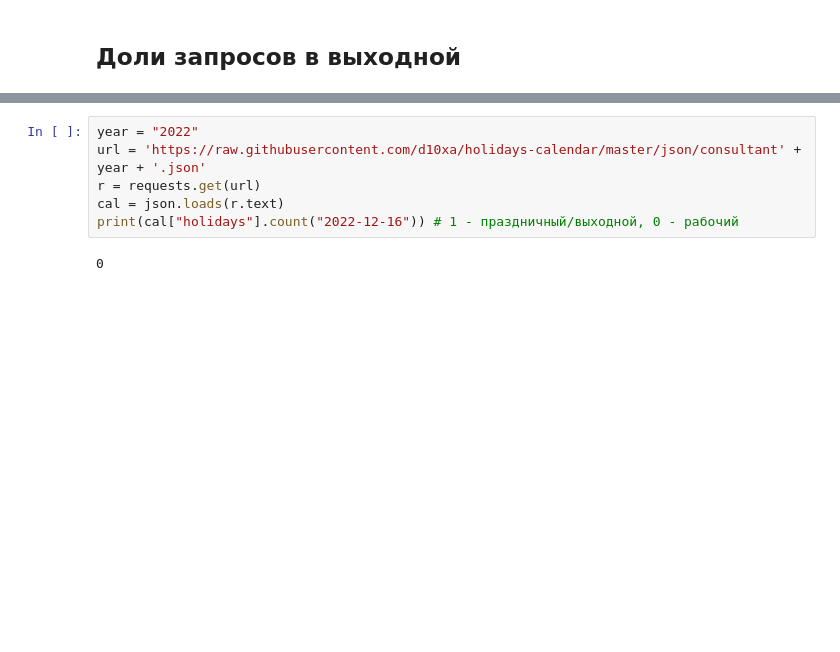
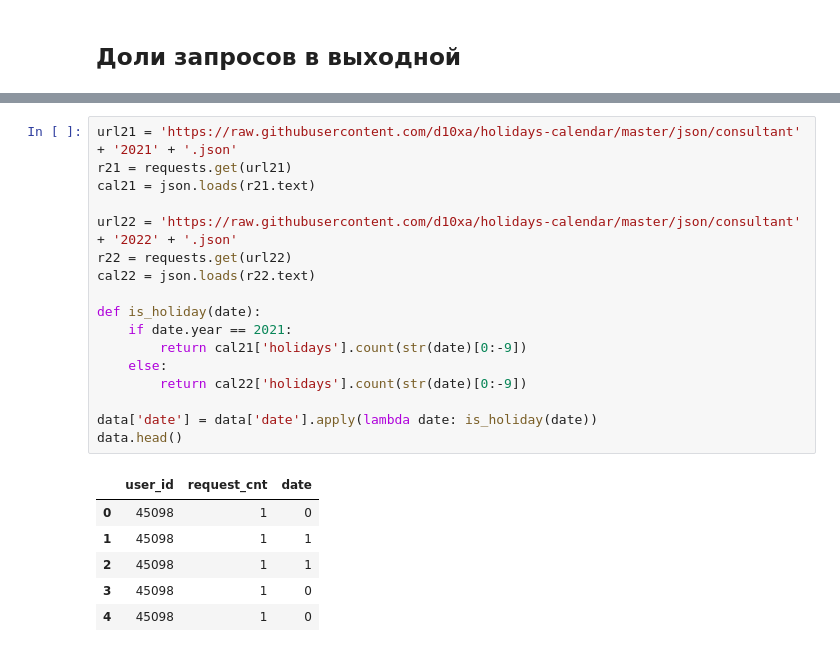
Before and after one commit to koshkidadanet/MTS-ML-CUP, a Jupyter notebook: feature_eng.ipynb, the cells around one changed output, grey strips where cells are left out. Cells and saved outputs as stored; diff of their text form; blank space fills up the shorter version.

```diff
--- a/feature_eng.ipynb
+++ b/feature_eng.ipynb
@@ -805,8 +822,24 @@ display(data.isna().sum())
-# %%
-year = "2022"
-url = 'https://raw.githubusercontent.com/d10xa/holidays-calendar/master/json/consultant' + year + '.json'
-r = requests.get(url)
-cal = json.loads(r.text)
-print(cal["holidays"].count("2022-12-16")) # 1 - праздничный/выходной, 0 - рабочий
-# %% [output]
-0
+# %%
+url21 = 'https://raw.githubusercontent.com/d10xa/holidays-calendar/master/json/consultant' + '2021' + '.json'
+r21 = requests.get(url21)
+cal21 = json.loads(r21.text)
+
+url22 = 'https://raw.githubusercontent.com/d10xa/holidays-calendar/master/json/consultant' + '2022' + '.json'
+r22 = requests.get(url22)
+cal22 = json.loads(r22.text)
+
+def is_holiday(date):
+    if date.year == 2021:
+        return cal21['holidays'].count(str(date)[0:-9])
+    else:
+        return cal22['holidays'].count(str(date)[0:-9])
+
+data['date'] = data['date'].apply(lambda date: is_holiday(date))
+data.head()
+# %% [output]
+|  | user_id | request_cnt | date |
+| 0 | 45098 | 1 | 0 |
+| 1 | 45098 | 1 | 1 |
+| 2 | 45098 | 1 | 1 |
+| 3 | 45098 | 1 | 0 |
+| 4 | 45098 | 1 | 0 |
```
Also changed, not shown: parts of 5 cells of this notebook.
